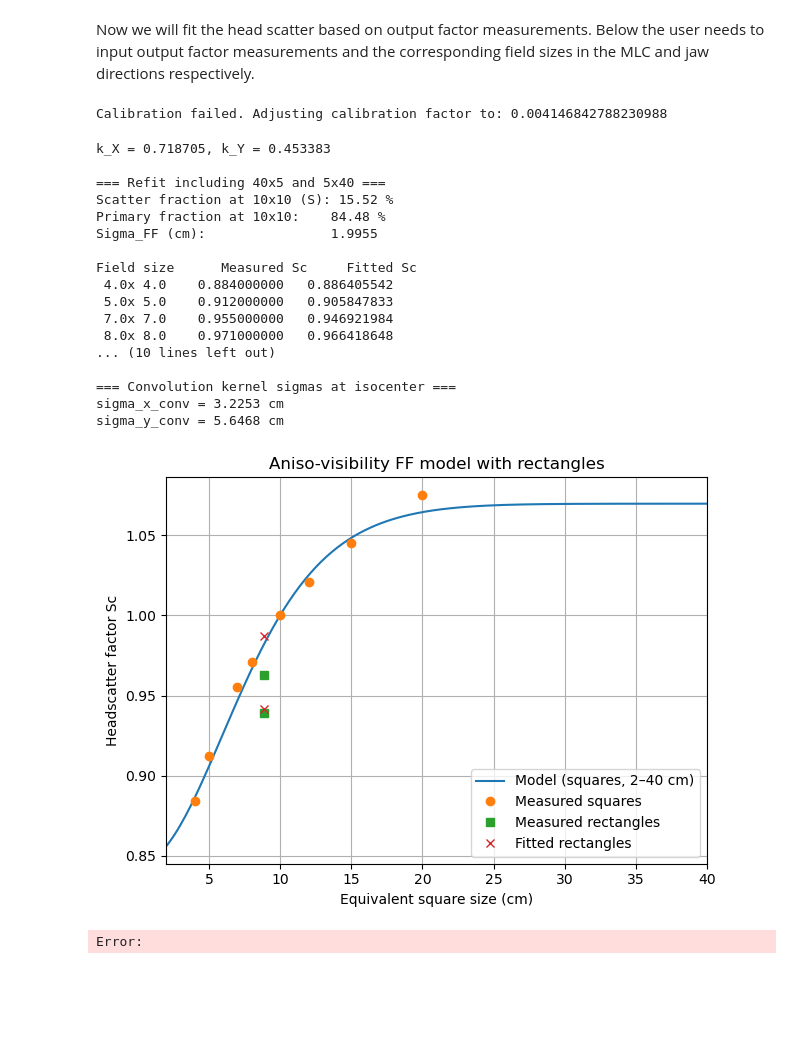
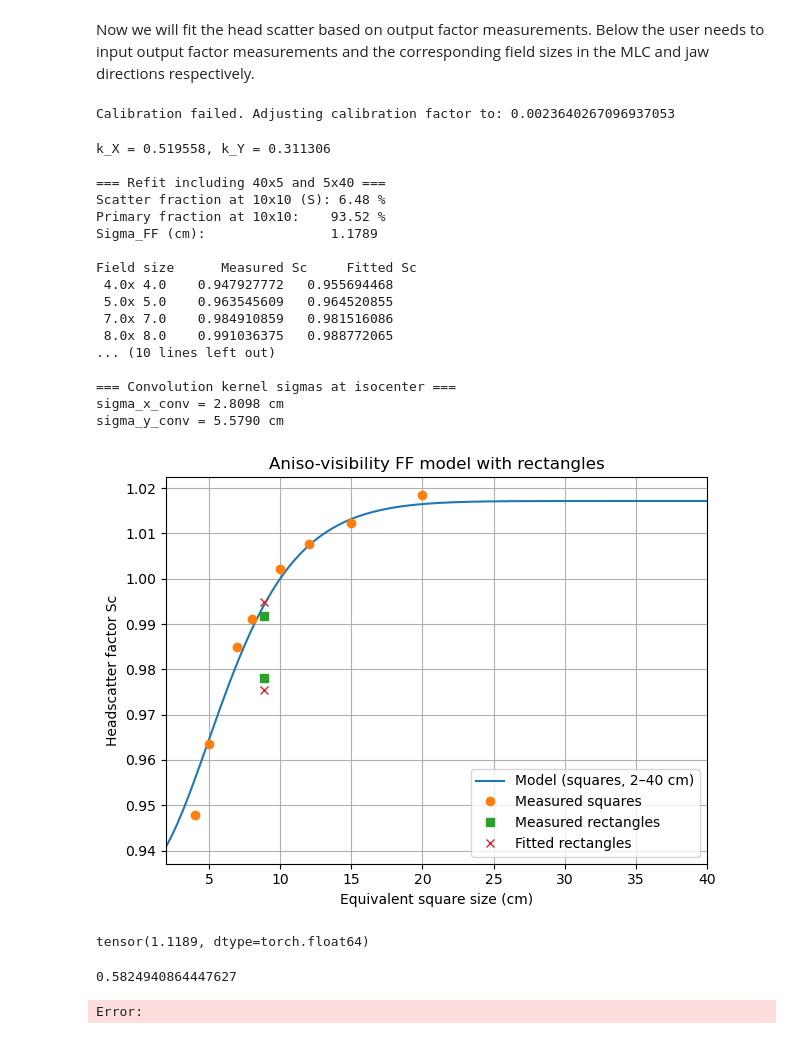
Before and after one commit to UMU-DDI/PyDoseRT, a Jupyter notebook: examples/calibration/calibration_2_test_new_head_scatter.ipynb, the cells around one changed output. Cells and saved outputs as stored; diff of their text form; code cells hidden in the pictures; blank space fills up the shorter version.

Commit message:
re-calibration of umea 10MV

```diff
--- a/examples/calibration/calibration_2_test_new_head_scatter.ipynb
+++ b/examples/calibration/calibration_2_test_new_head_scatter.ipynb
@@ -1,11 +1,11 @@
 # %% [markdown]
 Now we will fit the head scatter based on output factor measurements. Below the user needs to input output factor measurements and the corresponding field sizes in the MLC and jaw directions respectively.
 # %%
-from sympy import false
 import torch
 import numpy as np
 from pydose_rt import DoseEngine
 from pydose_rt.data import MachineConfig, Phantom, Beam
+from pydose_rt.physics.fluence.fluence_modeling import precompute_head_scatter_kernel
 
 FIELD_SIZES = np.array([[4, 4], [5, 5], [7, 7], [8, 8], [10, 10], [12, 12], [15, 15], [20, 20], [40, 5], [5, 40]])
 OF_MEASUREMENTS = np.array([    0.884,    0.912,    0.955,    0.971,    1.000,    1.021,    1.045,   1.075,    0.939,    0.963 ])
@@ -16,15 +16,15 @@ OF_MEASUREMENTS = np.array([    0.884,    0.912,    0.955,    0.971,    1.000,
 # =========================================================
 d_iso = 100.0   # source-to-isocenter distance (cm)
 d_FF  = 10.0    # source-to-flattening-filter distance (cm)
-d_Y   = 33.5    # source-to-Y-jaw distance (cm)
-d_X   = 44.4    # source-to-X-jaw distance (cm)
+d_Y   = 25.7    # source-to-Y-jaw distance (cm)
+d_X   = 36.6    # source-to-X-jaw distance (cm)
 # %%
 
 
 device = torch.device("cuda" if torch.cuda.is_available() else "cpu")
 dtype=torch.float32
 
-kernel_size = 101
+kernel_size = 201
 
 results =  []
 
@@ -34,8 +34,8 @@ machine_config = MachineConfig(
     output_factors=None,
     head_scatter_sigma=None,
     profile_corrections=None)
-resolution = (4.0, 4.0, 4.0)
-ct_array_shape = (100, 100, 100)
+resolution = (2.0, 2.0, 2.0)
+ct_array_shape = (200, 200, 200)
 phantom = Phantom.from_uniform_water(shape=ct_array_shape, spacing=resolution).to(device).to(dtype)
 beam_template = Beam.create(
     gantry_angle_deg=0.0,
@@ -64,8 +64,8 @@ for field_size in FIELD_SIZES:
         gantry_angle_deg=0.0,
         number_of_leaf_pairs=60,
         collimator_angle_deg=0.0,
-        field_size_mm=(field_size[0], field_size[1]),
-        iso_center=(0.0, -102.0, 0.0),
+        field_size_mm=(10 * field_size[0], 10 * field_size[1]),
+        iso_center=(200.0, 100.0, 200.0),
         device=device,
         dtype=dtype)
     beam.mu = 110 * beam.mu
@@ -79,7 +79,7 @@ for field_size in FIELD_SIZES:
 
 result_ratios = np.array(OF_MEASUREMENTS) / np.array(results)
 # %% [output]
-Calibration failed. Adjusting calibration factor to: 0.004146842788230988
+Calibration failed. Adjusting calibration factor to: 0.0023640267096937053
 # %%
 import numpy as np
 from scipy.special import erf
@@ -101,17 +101,17 @@ is_rect = [x != y for (x, y) in FIELD_SIZES]
 is_sq = [x == y for (x, y) in FIELD_SIZES]
 ax_sq = FIELD_SIZES[is_sq, 0]
 ay_sq = FIELD_SIZES[is_sq, 1]
-Sc_sq = OF_MEASUREMENTS[is_sq]
+Sc_sq = result_ratios[is_sq]
 
 # Rectangular fields
 ax_rect = FIELD_SIZES[is_rect, 0]
 ay_rect = FIELD_SIZES[is_rect, 1]
-Sc_rect_meas = OF_MEASUREMENTS[is_rect]
+Sc_rect_meas = result_ratios[is_rect]
 
 # Combine all fields
 ax_all = FIELD_SIZES[:, 0]
 ay_all = FIELD_SIZES[:, 1]
-Sc_all = OF_MEASUREMENTS
+Sc_all = result_ratios
 
 # Index of the 10x10 reference field
 ref_idx = np.where((ax_all == 10.0) & (ay_all == 10.0))[0][0]
@@ -241,42 +241,41 @@ sigma_y_conv = sigma_Y_geom
 print("\n=== Convolution kernel sigmas at isocenter ===")
 print(f"sigma_x_conv = {sigma_x_conv:.4f} cm")
 print(f"sigma_y_conv = {sigma_y_conv:.4f} cm")
 
 # =========================================================
 # 7. Plot: model vs data (using equivalent square on x-axis)
 # =========================================================
 plt.figure()
 plt.plot(a_plot, Sc_plot_sq, '-', label='Model (squares, 2–40 cm)')
 plt.plot(eq_sq_sq, Sc_sq, 'o', label='Measured squares')
 
 plt.plot(eq_sq_rect, Sc_rect_meas, 's', label='Measured rectangles')
 plt.plot(eq_sq_rect, Sc_fit_all[-2:], 'x', label='Fitted rectangles')
 
 plt.xlabel('Equivalent square size (cm)')
 plt.ylabel('Headscatter factor Sc')
 plt.title('Aniso-visibility FF model with rectangles')
 plt.grid(True)
 plt.legend()
 plt.xlim(2, 40)
 plt.tight_layout()
 plt.show()
 # %% [output]
-k_X = 0.718705, k_Y = 0.453383
+k_X = 0.519558, k_Y = 0.311306
 
 === Refit including 40x5 and 5x40 ===
-Scatter fraction at 10x10 (S): 15.52 %
-Primary fraction at 10x10:    84.48 %
-Sigma_FF (cm):                1.9955
+Scatter fraction at 10x10 (S): 6.48 %
+Primary fraction at 10x10:    93.52 %
+Sigma_FF (cm):                1.1789
 
 Field size      Measured Sc     Fitted Sc
- 4.0x 4.0    0.884000000   0.886405542
- 5.0x 5.0    0.912000000   0.905847833
- 7.0x 7.0    0.955000000   0.946921984
- 8.0x 8.0    0.971000000   0.966418648
+ 4.0x 4.0    0.947927772   0.955694468
+ 5.0x 5.0    0.963545609   0.964520855
+ 7.0x 7.0    0.984910859   0.981516086
+ 8.0x 8.0    0.991036375   0.988772065
 ... (10 lines left out)
 
 === Convolution kernel sigmas at isocenter ===
-sigma_x_conv = 3.2253 cm
-sigma_y_conv = 5.6468 cm
+sigma_x_conv = 2.8098 cm
+sigma_y_conv = 5.5790 cm
-[figure, old version]
+[figure, new version]
-Error:
@@ -282,0 +286,10 @@ Error:
+# %%
+np.sqrt((sum(kernel_mlc[len(kernel_mlc)//2 - 50 : len(kernel_mlc)//2 + 50]))**2 + (sum(kernel_jaw[len(kernel_jaw)//2 - 50 : len(kernel_jaw)//2 + 50]))**2)
+# %% [output]
+tensor(1.1189, dtype=torch.float64)
+# %%
+kernel = np.outer(kernel_mlc, kernel_jaw)
+corr_factor = np.sum(kernel[kernel.shape[0]//2 - 50 : kernel.shape[0]//2 + 50, kernel.shape[1]//2 - 50 : kernel.shape[1]//2 + 50])
+# %% [output]
+0.5824940864447627
+Error:
```
Also changed, not shown: parts of 1 cell of this notebook, 4 other files.
